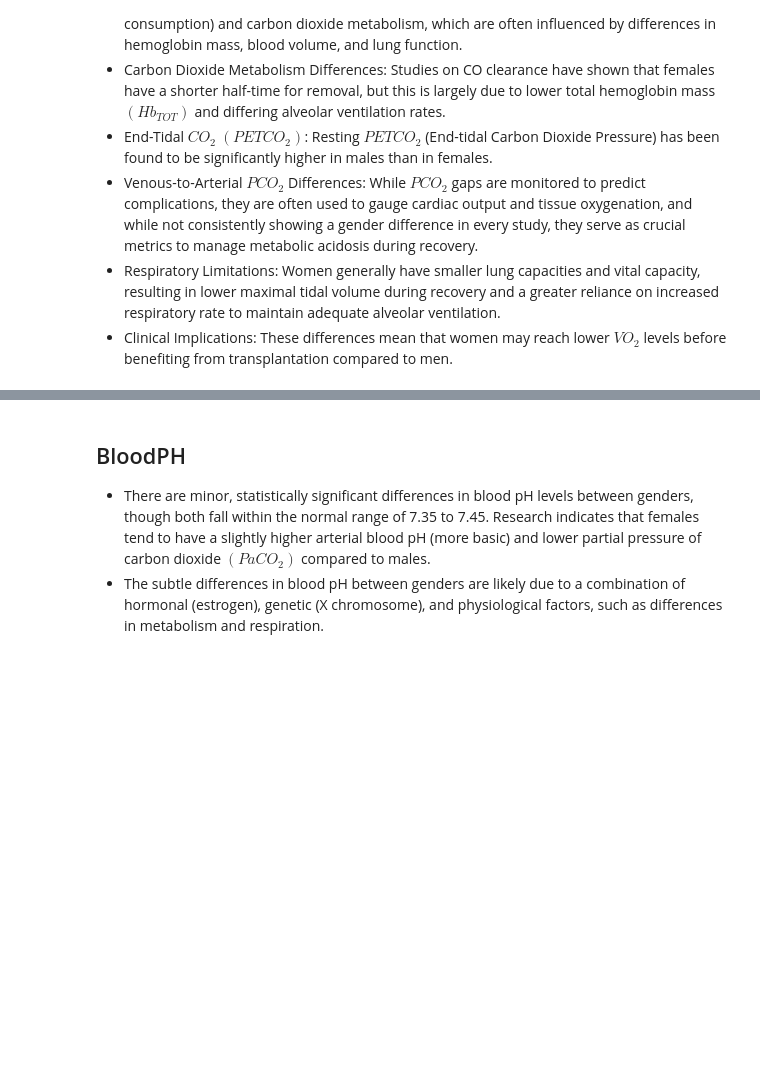
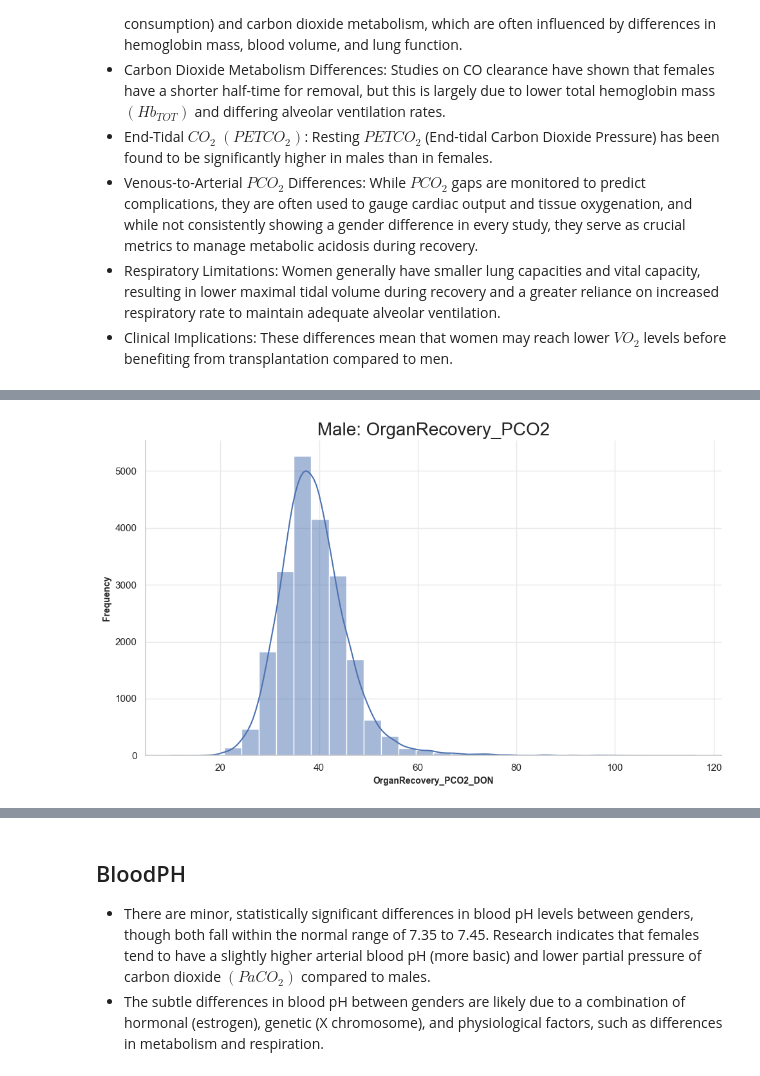
Before and after one commit to SirErikPak/UNOS, a Jupyter notebook: Notebook/C_WrangleExploratoryDonor.ipynb, the cells around one changed output, grey strips where cells are left out. Drawn from its saved outputs; the diff is of its cells as text; code cells hidden in the pictures; blank space fills up the shorter version.

```diff
--- a/Notebook/C_WrangleExploratoryDonor.ipynb
+++ b/Notebook/C_WrangleExploratoryDonor.ipynb
@@ -495,0 +477,3 @@ df_f['LungPO2_FIO2_DON'] = df_f.LungPO2_FIO2_DON.fillna(df_f.LungPO2_FIO2_DON.me
+# %%
+# info
+features = u.get_feature_info(df_f, 'LungPO2_DON|LungPO2_FIO2_DON', cat=False)
@@ -496,3 +501,7 @@ df_f['LungPO2_FIO2_DON'] = df_f.LungPO2_FIO2_DON.fillna(df_f.LungPO2_FIO2_DON.me
+# %%
+# remove
+df_m = df_m.drop(columns=features).copy()
+df_f = df_f.drop(columns=features).copy()
 # %% [markdown]
 ##### User Function(s)
 # %%
@@ -923,4 +782,0 @@ gmm_f, kl_f = gmm_full_diagnostic(df_f['LungPO2_DON'], n_components=7, n_init=10
-# %%
-# impute
-df_m = gmm_impute(df_m, 'LungPO2_DON', gmm_m, mode="clustering", random_state=SEED)
-df_f = gmm_impute(df_f, 'LungPO2_DON', gmm_f, mode="clustering", random_state=SEED)
@@ -976,10 +790,0 @@ Missing donor $PCO_2$ was associated with reduced survival in both males and fem
-# %%
-# Create the binary flag
-df_m['OrganRecovery_PCO2_IsMissing'] = df_m[features[0]].isna().astype(int)
-df_f['OrganRecovery_PCO2_IsMissing'] = df_f[features[0]].isna().astype(int)
-
-# Fill the original NaN with the median
-df_m[features[0]] = df_m[features[0]].fillna(df_m[features[0]].median())
-df_f[features[0]] = df_f[features[0]].fillna(df_f[features[0]].median())
-# sanity check
-df_m.OrganRecovery_PCO2_IsMissing.sum(), df_f.OrganRecovery_PCO2_IsMissing.sum()
@@ -985,0 +802,4 @@ df_m.OrganRecovery_PCO2_IsMissing.sum(), df_f.OrganRecovery_PCO2_IsMissing.sum()
+# %%
+plot_histogram(df_m, features[0], txt='Male: OrganRecovery_PCO2', bins=30)
+# %% [output]
+[figure, added]
```
Also changed, not shown: parts of 86 cells of this notebook, 2 other files.
